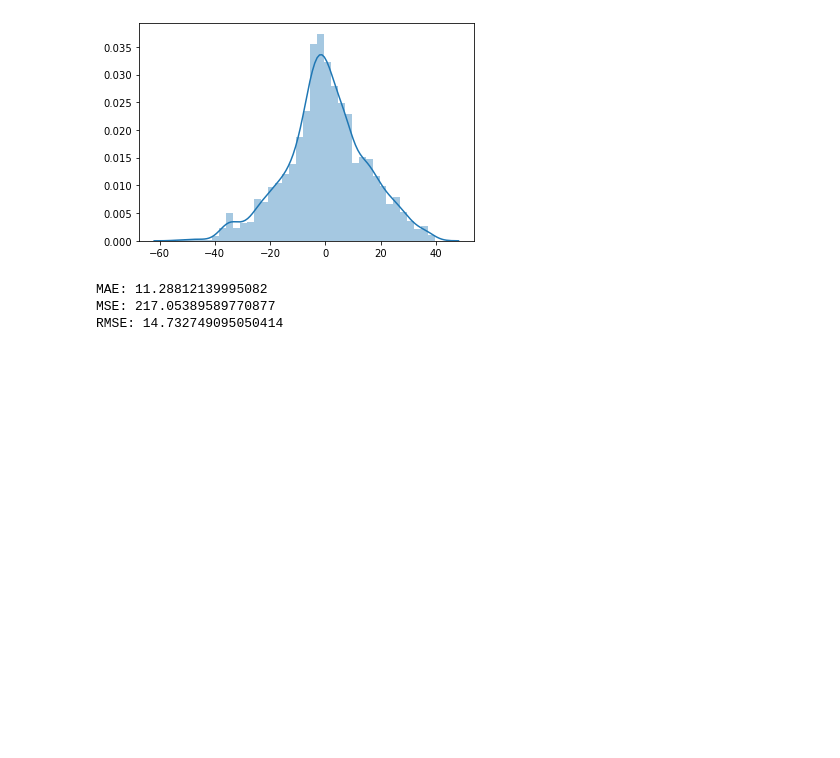
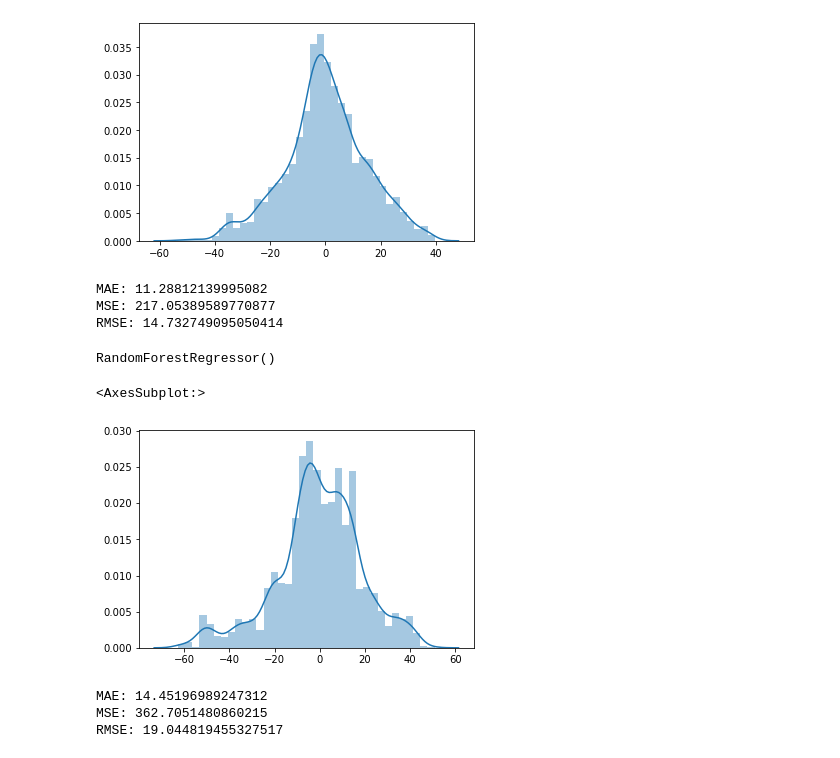
Before and after one commit to Atharva1604/IPL-Score-Prediction, a Jupyter notebook: IPL-Score_Prediction.ipynb, the cells around one changed output. Saved outputs shown, nothing was run; the diff lists cells and outputs as text; code cells hidden in the pictures; blank space fills up the shorter version.

```diff
--- a/IPL-Score_Prediction.ipynb
+++ b/IPL-Score_Prediction.ipynb
@@ -209,3 +211,28 @@ print('RMSE:', np.sqrt(metrics.mean_squared_error(y_test, prediction)))
 MAE: 11.28812139995082
 MSE: 217.05389589770877
 RMSE: 14.732749095050414
+# %%
+# Random Forest
+from sklearn.ensemble import RandomForestRegressor
+model = RandomForestRegressor(n_estimators=100,
+                               bootstrap = True,
+                               max_features = 'auto')
+# %%
+model.fit(X_train, y_train)
+# %% [output]
+RandomForestRegressor()
+# %%
+prediction = model.predict(X_test)
+# %%
+sns.distplot(y_test-prediction)
+# %% [output]
+<AxesSubplot:>
+[figure, added]
+# %%
+print('MAE:', metrics.mean_absolute_error(y_test, prediction))
+print('MSE:', metrics.mean_squared_error(y_test, prediction))
+print('RMSE:', np.sqrt(metrics.mean_squared_error(y_test, prediction)))
+# %% [output]
+MAE: 14.45196989247312
+MSE: 362.7051480860215
+RMSE: 19.044819455327517
```
Also changed, not shown: parts of 13 cells of this notebook.
